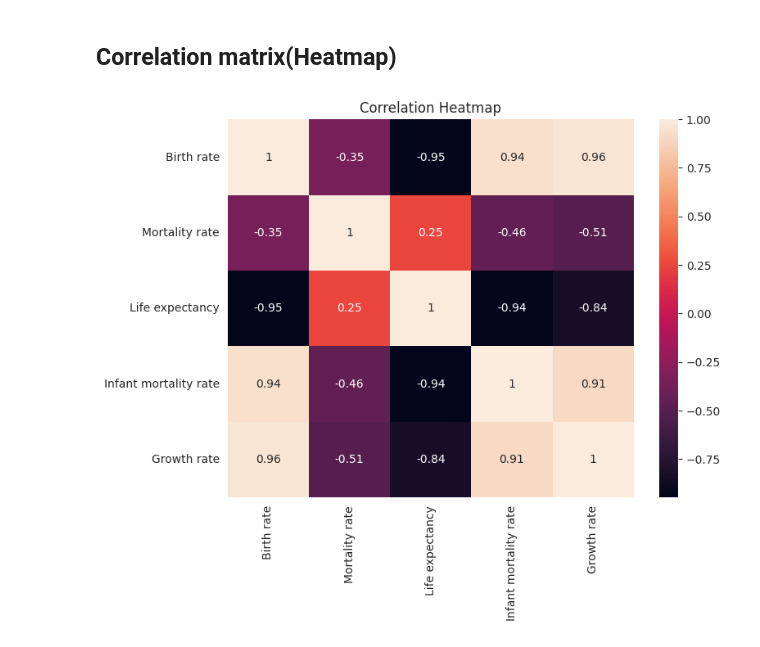
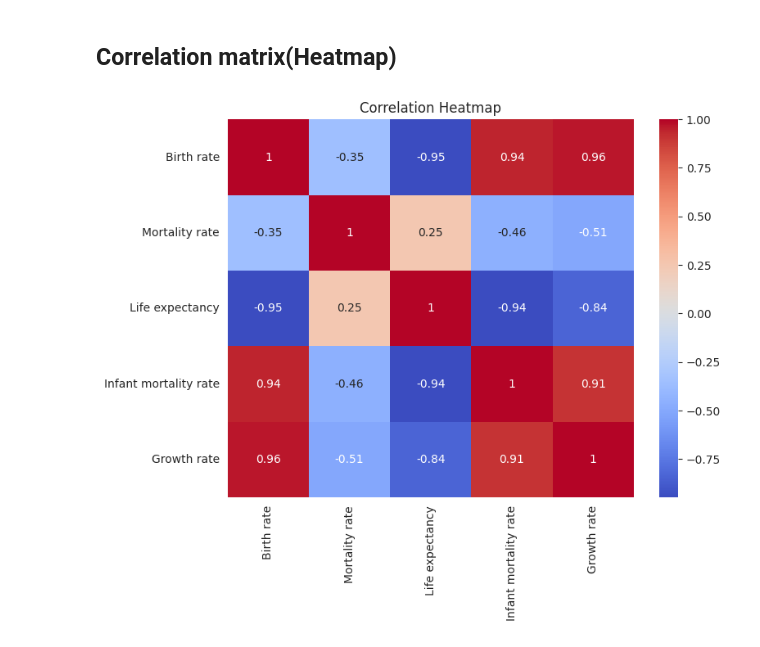
Before and after one commit to aakashkumar089/Class-notes, a Jupyter notebook: OTS2_Matplotlib_seaborn.ipynb, the cells around one changed output. Drawn from its saved outputs; the diff is of its cells as text; code cells hidden in the pictures.

```diff
--- a/OTS2_Matplotlib_seaborn.ipynb
+++ b/OTS2_Matplotlib_seaborn.ipynb
@@ -152,18 +152,18 @@ plt.show()
 # %%
 ## Correlation matrix(Heatmap)
 
 plt.figure(figsize=(8,6))
 
 corr = df.corr(numeric_only=True)
 
 sns.heatmap(
     corr,
     annot=True,
-    # cmap='coolwarm'
+    cmap='coolwarm'
 
 )
 plt.title("Correlation Heatmap")
 
 plt.show()
 # %% [output]
-[figure, old version]
+[figure, new version]
```
Also changed, not shown: parts of 5 cells of this notebook.
